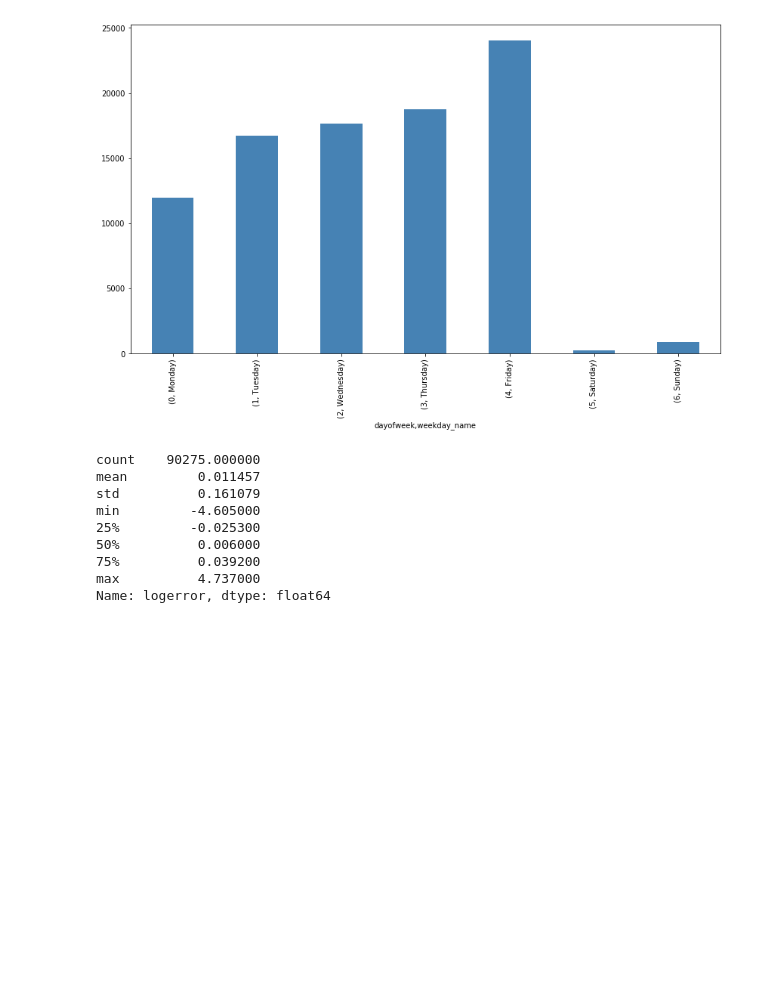
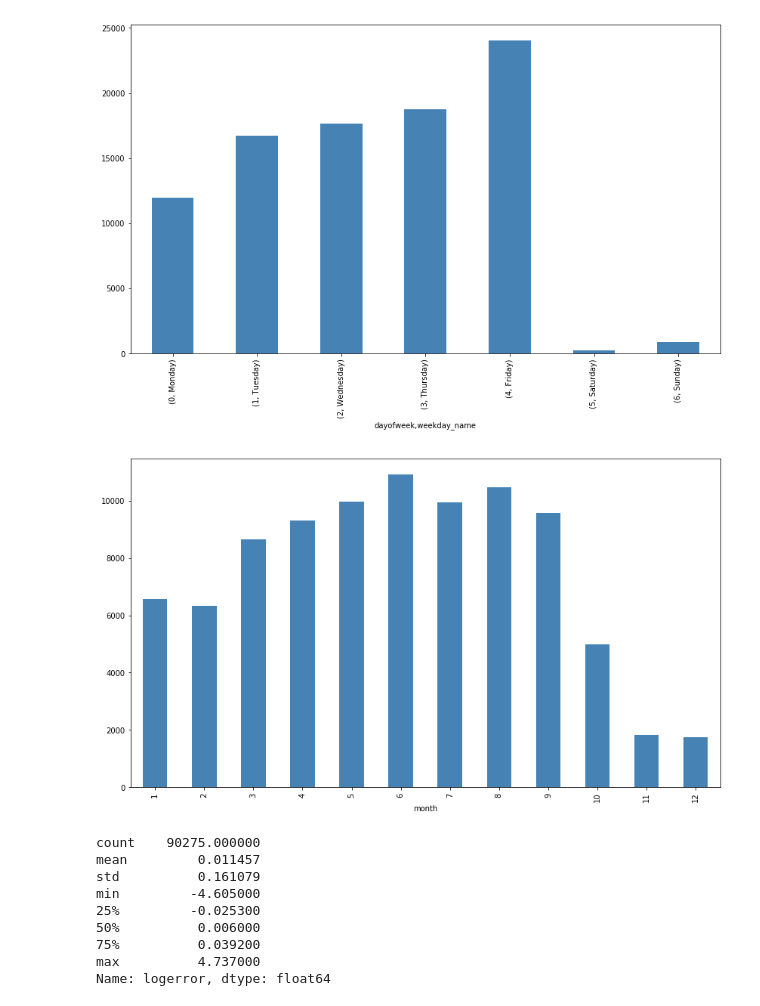
Before and after one commit to samuelluo/kaggle-zillow, a Jupyter notebook: explore_train.ipynb, the cells around one changed output. Cells and saved outputs as stored; diff of their text form; code cells hidden in the pictures; blank space fills up the shorter version.

Commit message:
Explored correlations between features and logerror.

```diff
--- a/explore_train.ipynb
+++ b/explore_train.ipynb
@@ -9,4 +9,14 @@ import datetime
 # %%
 # Read in data
-train = pandas.read_csv('data/train_2016_v2.csv')
+train = pandas.read_csv('raw_data/train_2016_v2.csv')
 train['transactiondate'] = pandas.to_datetime(train['transactiondate'])
+train = train.rename(columns={'transactiondate' : 'transaction_date',
+                              'parcelid'        : 'parcel_id'})
+# %%
+train['dayofweek'] = train['transaction_date'].dt.dayofweek
+train['weekday_name'] = train['transaction_date'].apply(lambda x: datetime.datetime.strftime(x, '%A'))
+train['month'] = train['transaction_date'].dt.month
+train['year'] = train['transaction_date'].dt.year
+train['abs_logerror'] = train['logerror'].abs()
+train = train[['transaction_date', 'parcel_id', 'logerror', 'abs_logerror',
+               'dayofweek', 'weekday_name', 'month', 'year']]
@@ -17,13 +38,17 @@ matplotlib.pyplot.show()
 # %% [output]
 [figure]
 # %%
-train['dayofweek'] = train['transactiondate'].dt.dayofweek
-train['weekday_name'] = train['transactiondate'].apply(lambda x: datetime.datetime.strftime(x, '%A'))
-dayofweek_counts = train.groupby(['dayofweek', 'weekday_name']).count()['parcelid']
+dayofweek_counts = train.groupby(['dayofweek', 'weekday_name']).count()['parcel_id']
 dayofweek_counts.plot.bar(figsize=(14,8), color='steelblue')
 matplotlib.pyplot.show()
 # %% [output]
 [figure]
+# %%
+month_counts = train.groupby('month').count()['parcel_id']
+month_counts.plot.bar(figsize=(14,8), color='steelblue')
+matplotlib.pyplot.show()
+# %% [output]
+[figure, added]
 # %%
 train['logerror'].describe()
 # %% [output]
```
Also changed, not shown: parts of 10 cells of this notebook, 2 other files.
